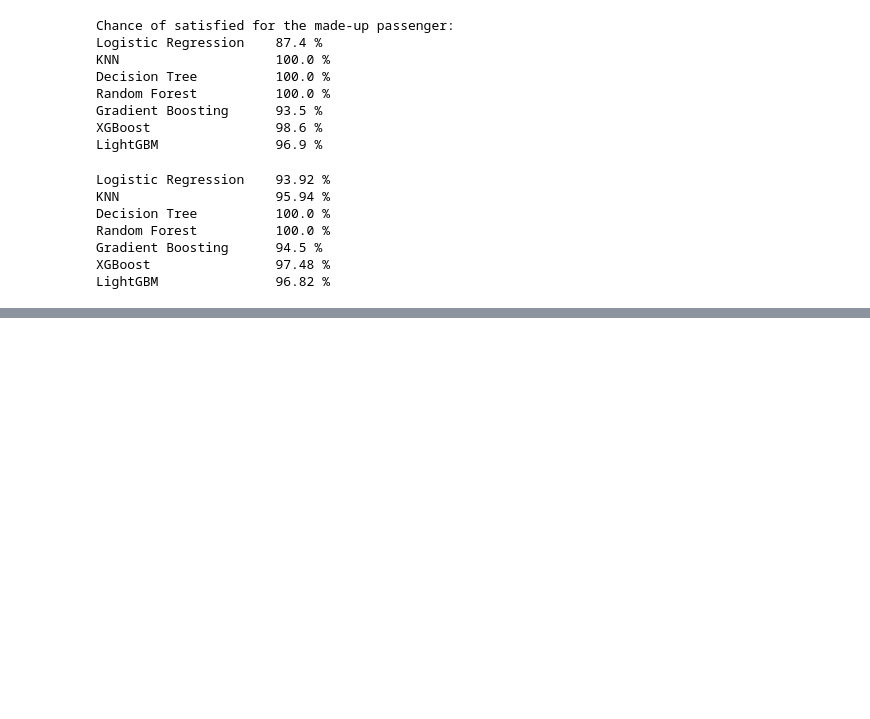
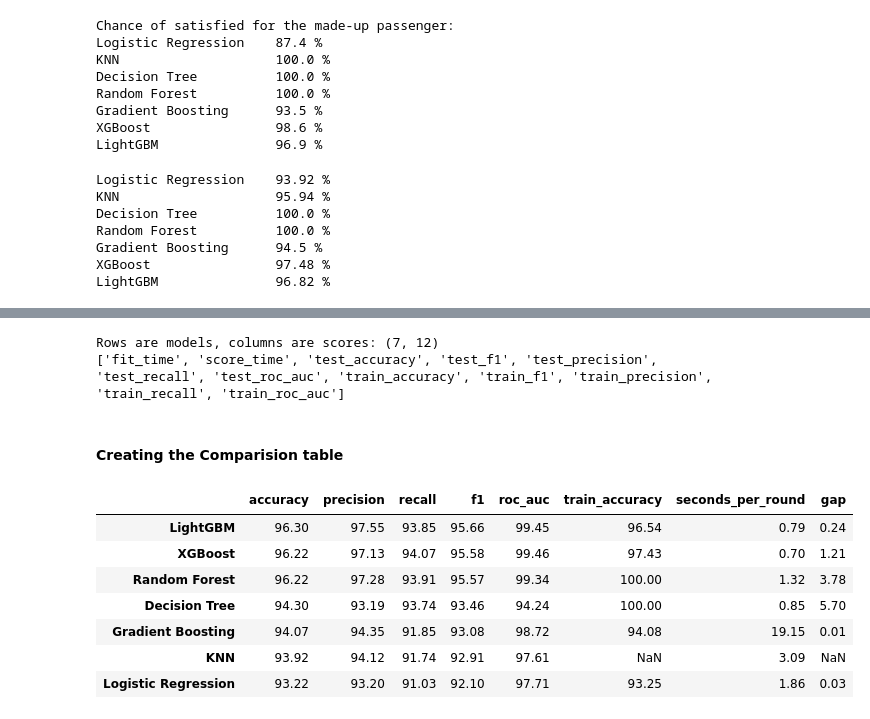
Before and after one commit to Siddharthkeshwani/airline-satisfaction-ml, a Jupyter notebook: notebooks/05_model_building_and_comparison.ipynb, the cells around one changed output, grey strips where cells are left out. Cells and saved outputs as stored; diff of their text form; code cells hidden in the pictures; blank space fills up the shorter version.

```diff
--- a/notebooks/05_model_building_and_comparison.ipynb
+++ b/notebooks/05_model_building_and_comparison.ipynb
@@ -543,0 +561,18 @@ times
+# %%
+means = {}
+stds = {}
+
+for name in models:
+    start = time.time()
+
+    # KNN is skipped for the training score, because it would take very long
+    if name == "KNN":
+        scores = cross_validate(models[name], X_train, y_train, cv=cv, scoring=scoring)
+    else:
+        scores = cross_validate(models[name], X_train, y_train, cv=cv, scoring=scoring, return_train_score=True)
+
+    scores = pd.DataFrame(scores)
+    means[name] = scores.mean()
+    stds[name] = scores.std()
+
+    print(name.ljust(22), round(time.time() - start, 1), "seconds")
@@ -543,0 +587,33 @@ times
+# %%
+results = pd.DataFrame(means).T
+results_std = pd.DataFrame(stds).T
+
+print("Rows are models, columns are scores:", results.shape)
+print(list(results.columns))
+# %% [output]
+Rows are models, columns are scores: (7, 12)
+['fit_time', 'score_time', 'test_accuracy', 'test_f1', 'test_precision', 'test_recall', 'test_roc_auc', 'train_accuracy', 'train_f1', 'train_precision', 'train_recall', 'train_roc_auc']
+# %% [markdown]
+#### Creating the Comparision table
+# %%
+table = pd.DataFrame({
+    "accuracy": results["test_accuracy"] * 100,
+    "precision": results["test_precision"] * 100,
+    "recall": results["test_recall"] * 100,
+    "f1": results["test_f1"] * 100,
+    "roc_auc": results["test_roc_auc"] * 100,
+    "train_accuracy": results["train_accuracy"] * 100,
+    "seconds_per_round": results["fit_time"] + results["score_time"],
+})
+table["gap"] = table["train_accuracy"] - table["accuracy"]
+
+table.sort_values("f1", ascending=False).round(2)
+# %% [output]
+|  | accuracy | precision | recall | f1 | roc_auc | train_accuracy | seconds_per_round | gap |
+| LightGBM | 96.30 | 97.55 | 93.85 | 95.66 | 99.45 | 96.54 | 0.79 | 0.24 |
+| XGBoost | 96.22 | 97.13 | 94.07 | 95.58 | 99.46 | 97.43 | 0.70 | 1.21 |
+| Random Forest | 96.22 | 97.28 | 93.91 | 95.57 | 99.34 | 100.00 | 1.32 | 3.78 |
+| Decision Tree | 94.30 | 93.19 | 93.74 | 93.46 | 94.24 | 100.00 | 0.85 | 5.70 |
+| Gradient Boosting | 94.07 | 94.35 | 91.85 | 93.08 | 98.72 | 94.08 | 19.15 | 0.01 |
+| KNN | 93.92 | 94.12 | 91.74 | 92.91 | 97.61 | NaN | 3.09 | NaN |
+| Logistic Regression | 93.22 | 93.20 | 91.03 | 92.10 | 97.71 | 93.25 | 1.86 | 0.03 |
```
Also changed, not shown: parts of 23 cells of this notebook, 4 other files.
